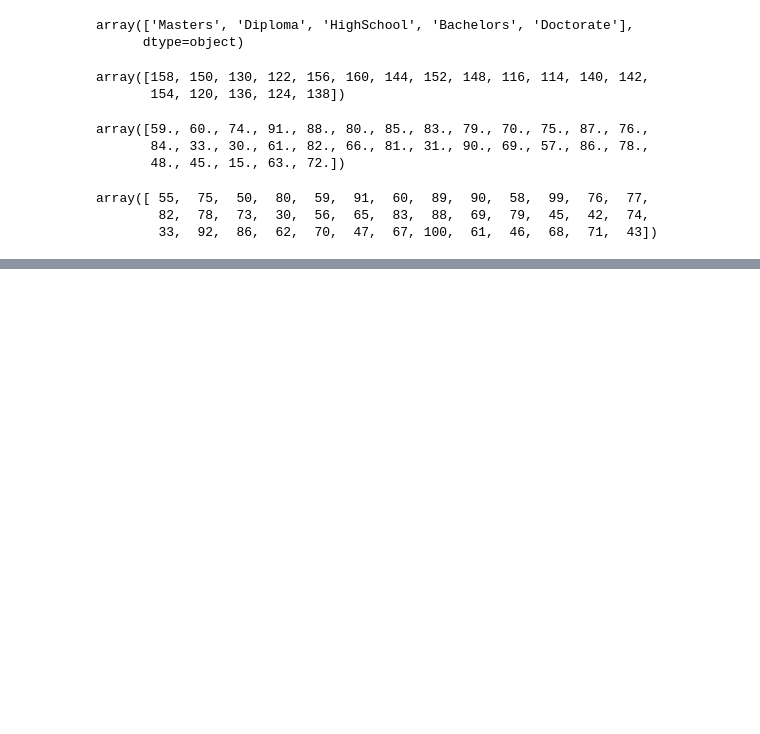
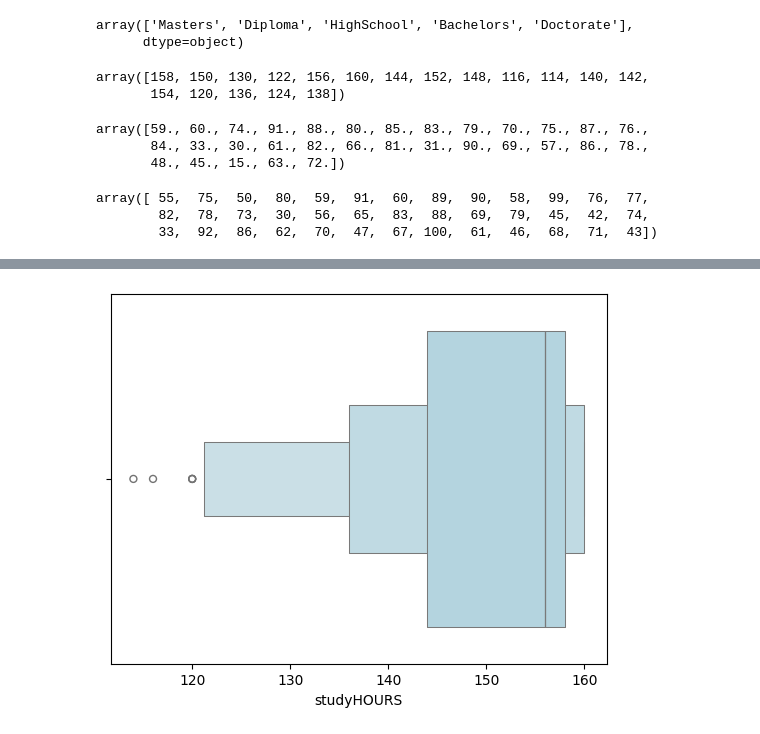
Before and after one commit to melyazedy22/AMIT-Workshops, a Jupyter notebook: Data_Preprocessing.ipynb, the cells around one changed output, grey strips where cells are left out. Drawn from its saved outputs; the diff is of its cells as text; code cells hidden in the pictures; blank space fills up the shorter version.

```diff
--- a/Data_Preprocessing.ipynb
+++ b/Data_Preprocessing.ipynb
@@ -266,0 +316,3 @@ array([ 55,  75,  50,  80,  59,  91,  60,  89,  90,  58,  99,  76,  77,
+# %%
+#: Remove rows where scores are outside a reasonable range
+df = df[(df['Age'] >= 18) & (df['Age'] <= 60)]
@@ -266,0 +354,5 @@ array([ 55,  75,  50,  80,  59,  91,  60,  89,  90,  58,  99,  76,  77,
+# %%
+sns.boxenplot(x=df['studyHOURS'], color='lightblue')
+plt.show()
+# %% [output]
+[figure, added]
```
Also changed, not shown: parts of 27 cells of this notebook.
